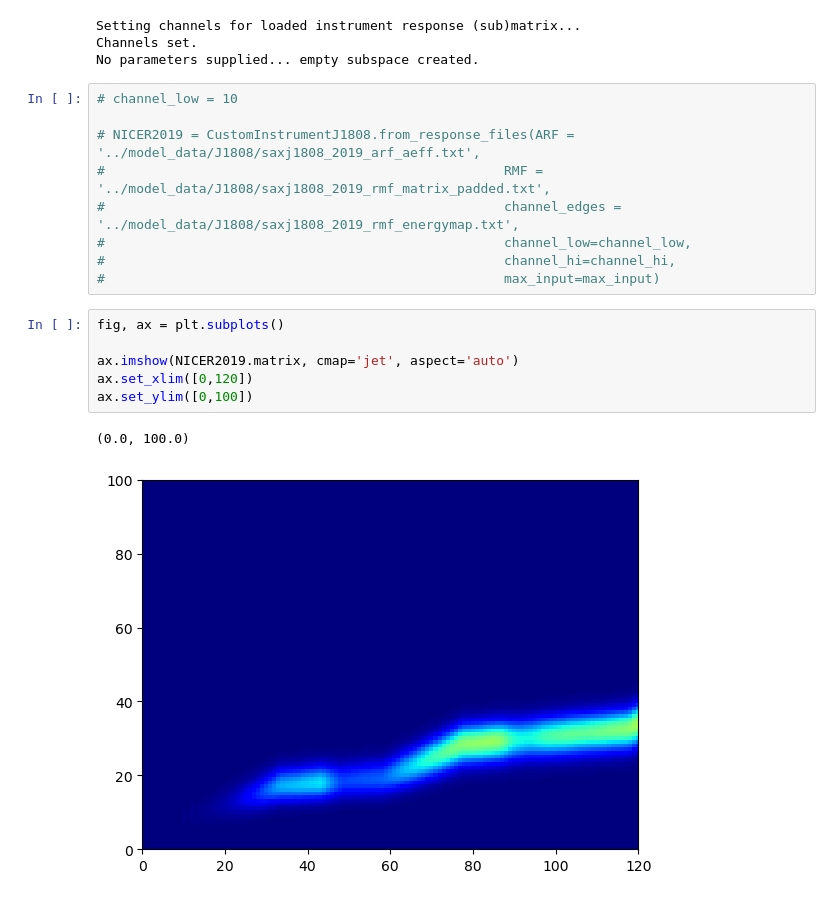
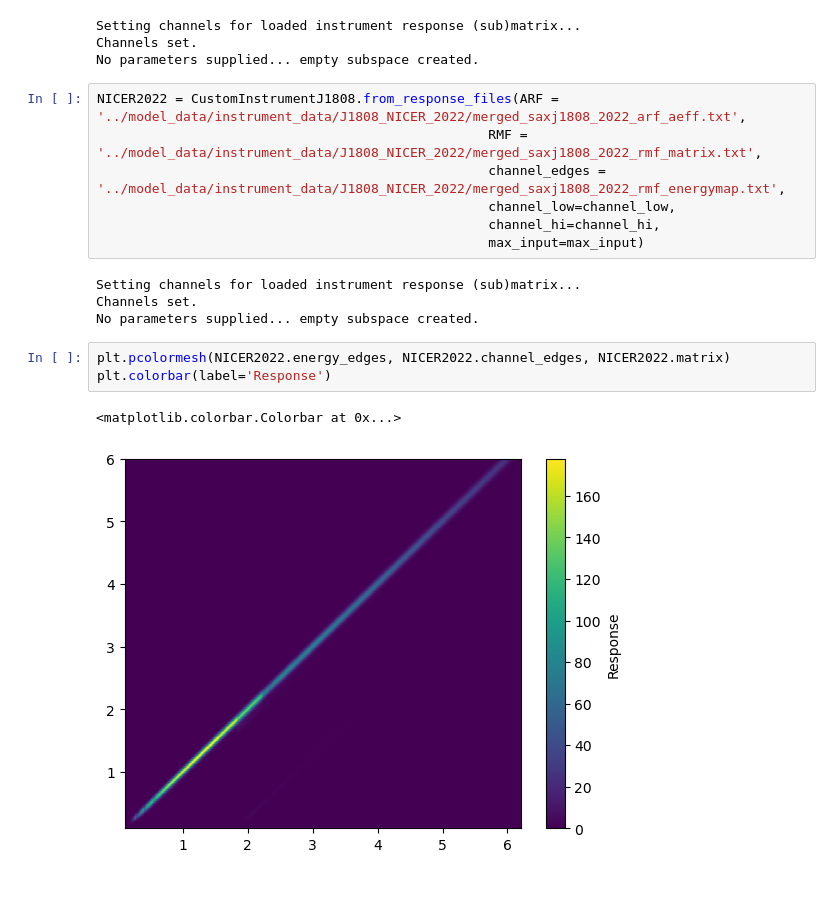
Before and after one commit to Basdorsman/xpsi, a Jupyter notebook: AMXPs/Notebooks/Instrument comparison.ipynb, the cells around one changed output. Drawn from its saved outputs; the diff is of its cells as text.

```diff
--- a/AMXPs/Notebooks/Instrument comparison.ipynb
+++ b/AMXPs/Notebooks/Instrument comparison.ipynb
@@ -60,23 +60,22 @@ NICER2019 = CustomInstrumentJ1808.from_response_files(ARF = '../model_data/instr
 Setting channels for loaded instrument response (sub)matrix...
 Channels set.
 No parameters supplied... empty subspace created.
+# %%
+NICER2022 = CustomInstrumentJ1808.from_response_files(ARF = '../model_data/instrument_data/J1808_NICER_2022/merged_saxj1808_2022_arf_aeff.txt',
+                                                  RMF = '../model_data/instrument_data/J1808_NICER_2022/merged_saxj1808_2022_rmf_matrix.txt',
+                                                  channel_edges = '../model_data/instrument_data/J1808_NICER_2022/merged_saxj1808_2022_rmf_energymap.txt',
+                                                  channel_low=channel_low,
+                                                  channel_hi=channel_hi,
+                                                  max_input=max_input)
+# %% [output]
+Setting channels for loaded instrument response (sub)matrix...
+Channels set.
+No parameters supplied... empty subspace created.
 # %%
-# channel_low = 10
-
-# NICER2019 = CustomInstrumentJ1808.from_response_files(ARF = '../model_data/J1808/saxj1808_2019_arf_aeff.txt',
-#                                                   RMF = '../model_data/J1808/saxj1808_2019_rmf_matrix_padded.txt',
-#                                                   channel_edges = '../model_data/J1808/saxj1808_2019_rmf_energymap.txt',
-#                                                   channel_low=channel_low,
-#                                                   channel_hi=channel_hi,
-#                                                   max_input=max_input)
+plt.pcolormesh(NICER2022.energy_edges, NICER2022.channel_edges, NICER2022.matrix)
+plt.colorbar(label='Response')
+# %% [output]
+<matplotlib.colorbar.Colorbar at 0x...>
+[figure, added]
-# %%
-fig, ax = plt.subplots()
-
-ax.imshow(NICER2019.matrix, cmap='jet', aspect='auto')
-ax.set_xlim([0,120])
-ax.set_ylim([0,100])
-# %% [output]
-(0.0, 100.0)
-[figure, removed]
 # %%
 plt.pcolormesh(NICER2019.energy_edges, NICER2019.channel_edges, NICER2019.matrix)
```
Also changed, not shown: parts of 3 cells of this notebook, 14 other files.
